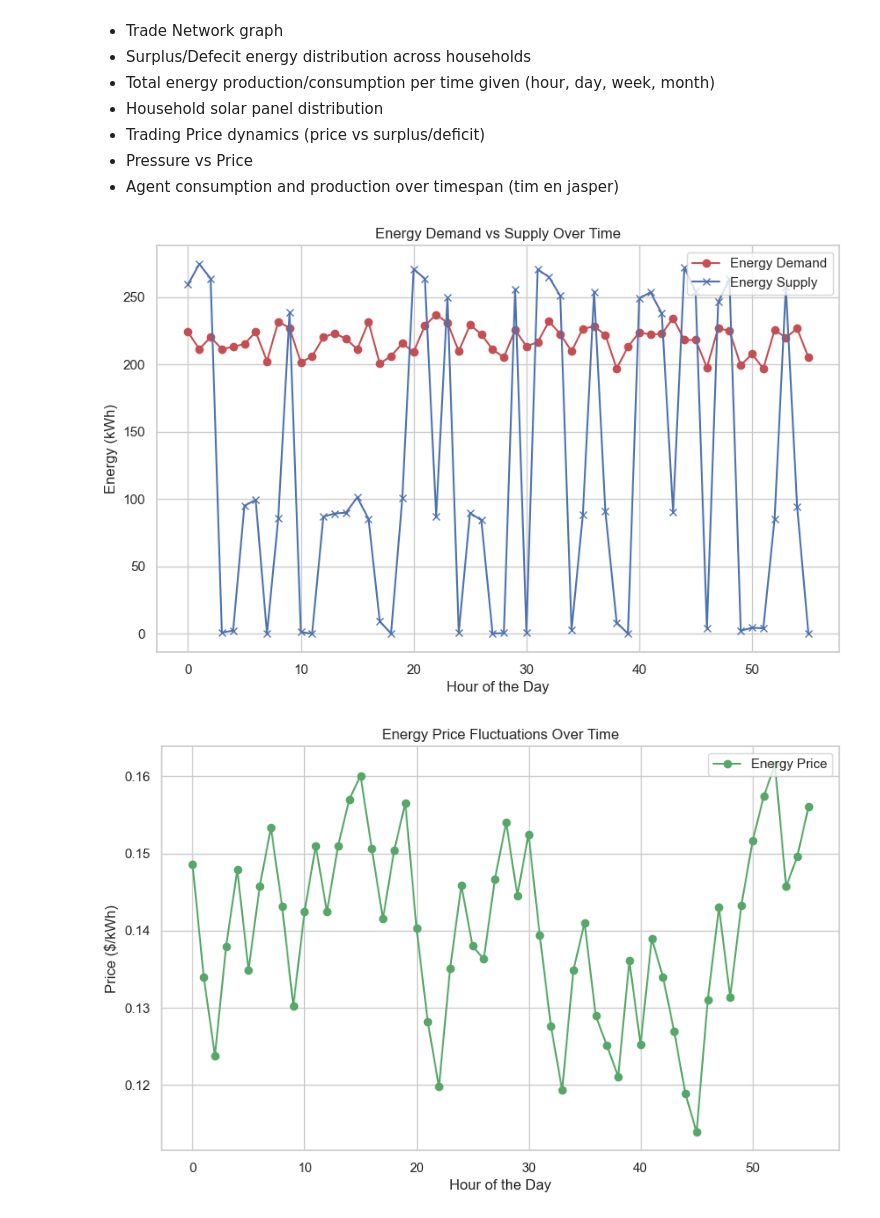
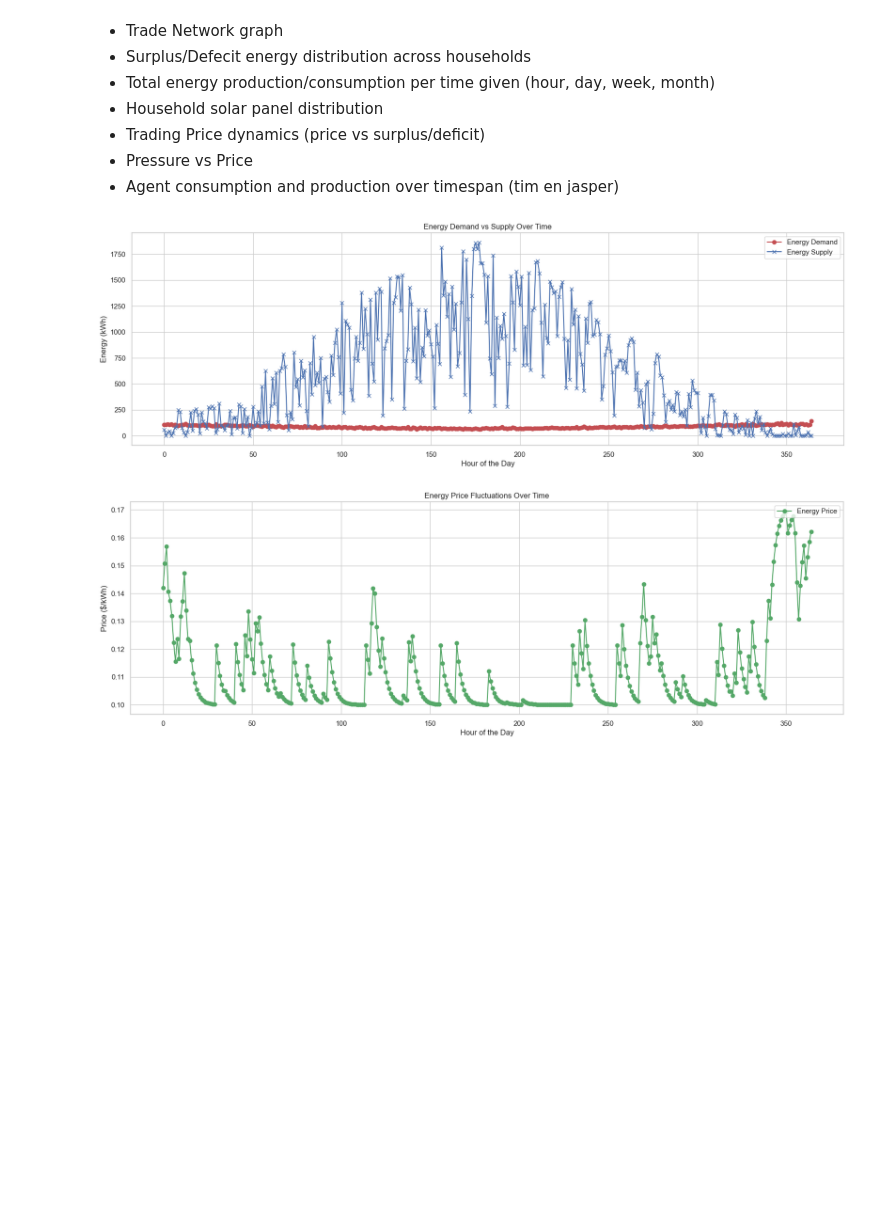
Before and after one commit to BJHeemskerk/P2P-microgrid-simulation, a Jupyter notebook: Mesa_Testing.ipynb, the cells around one changed output. Drawn from its saved outputs; the diff is of its cells as text; code cells hidden in the pictures; blank space fills up the shorter version.

Commit message:
Used the synth data to simulate a year

```diff
--- a/Mesa_Testing.ipynb
+++ b/Mesa_Testing.ipynb
@@ -258,0 +18,3 @@ production_df.head()
+# %%
+consumption_df = generate_household_dataframe(n_days=365, n_households=30)
+production_df = pd.read_csv("data/solar_strength.csv", index_col="DATE")
@@ -259,8 +178,9 @@ production_df.head()
 # %%
 class NewGrid(mesa.Model):
-    def __init__(self, n, consumption_data, production_data, seed=None):
+    def __init__(self, n, consumption_data, production_data, solar_panel_odds=0.35, seed=None):
         super().__init__(seed=seed)
         self.num_agents = n
+        self.solar_panel_odds = solar_panel_odds
 
         self.consumption_data = consumption_data
         self.production_data = production_data
@@ -316,7 +236,10 @@ class NewGrid(mesa.Model):
 
         # Output energy price for the day
         print(f"[DAILY PRICE UPDATE :: {self.day_str}]: "
-            f"Price={self.energy_price:.4f}")
+            f"Price={self.energy_price:.4f}"
+            # f"Supply={self.hourly_supply}\n"
+            # f"Demand={self.hourly_demand}"
+            )
 
     def _calculate_target_price(self):
         elasticity = 0.5  # Default elasticity factor
@@ -373,7 +296,7 @@ class NewGrid(mesa.Model):
         self.hourly_surplus_deficit.append(surplus_deficit)
 
         # Collect household solar panel distribution
-        solar_panels = [agent.amount_of_solarpanels for agent in self.agents]
+        solar_panels = [agent.solar_panel_area for agent in self.agents]
         self.household_solar_panels.append(solar_panels)
 
         # Collect pressure vs price data
@@ -469,7 +392,7 @@ def plot_energy_demand_vs_supply(model):
     # Aggregating data for demand and supply
     hours = range(len(model.total_demand_history))
 
-    plt.figure(figsize=(10, 6))
+    plt.figure(figsize=(20, 6))
     plt.plot(hours, model.total_demand_history, label='Energy Demand', color='r', marker='o')
     plt.plot(hours, model.total_supply_history, label='Energy Supply', color='b', marker='x')
 
@@ -485,7 +408,7 @@ def plot_energy_price_fluctuations(model):
     # Plotting energy price over time
     hours = range(len(model.daily_energy_prices))
 
-    plt.figure(figsize=(10, 6))
+    plt.figure(figsize=(20, 6))
     plt.plot(hours, model.daily_energy_prices, label='Energy Price', color='g', marker='o')
 
     plt.title('Energy Price Fluctuations Over Time')
@@ -536,32 +459,32 @@ def plot_trading_price_dynamics(model):
     plt.figure(figsize=(10, 6))
     plt.scatter(surplus_deficit, prices, color='b', label='Price vs Surplus/Deficit', alpha=0.7)
 
     plt.title('Trading Price Dynamics (Price vs Surplus/Deficit)')
     plt.xlabel('Surplus/Deficit (kWh)')
     plt.ylabel('Price ($/kWh)')
     plt.legend(loc='upper left')
     plt.grid(True)
     plt.show()
 
 # ----- 8. Pressure vs Price -----
 def plot_pressure_vs_price(model):
     # Plot pressure vs price dynamics
     pressures, prices = zip(*model.pressure_price_data)
 
     plt.figure(figsize=(10, 6))
     plt.plot(pressures, prices, label='Pressure vs Price', color='g', marker='o')
 
     plt.title('Pressure vs Price')
     plt.xlabel('Market Pressure (Demand/Supply)')
     plt.ylabel('Price ($/kWh)')
     plt.legend(loc='upper left')
     plt.grid(True)
     plt.show()
 
 # --- Usage of the functions ---
 # Assuming you have an instance of the model `model`
 plot_energy_demand_vs_supply(sim)
 plot_energy_price_fluctuations(sim)
 # %% [output]
-[figure, old version]
+[figure, new version]
-[figure, old version]
+[figure, new version]
```
Also changed, not shown: parts of 8 cells of this notebook, 2 other files.
